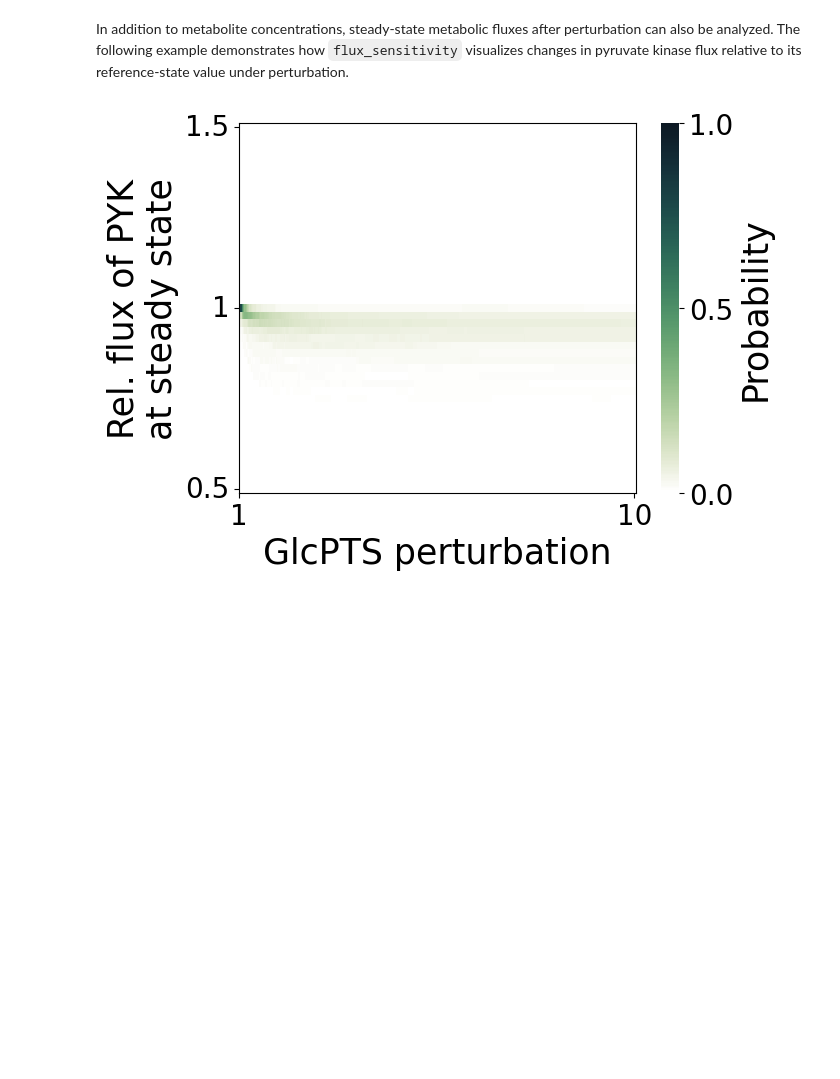
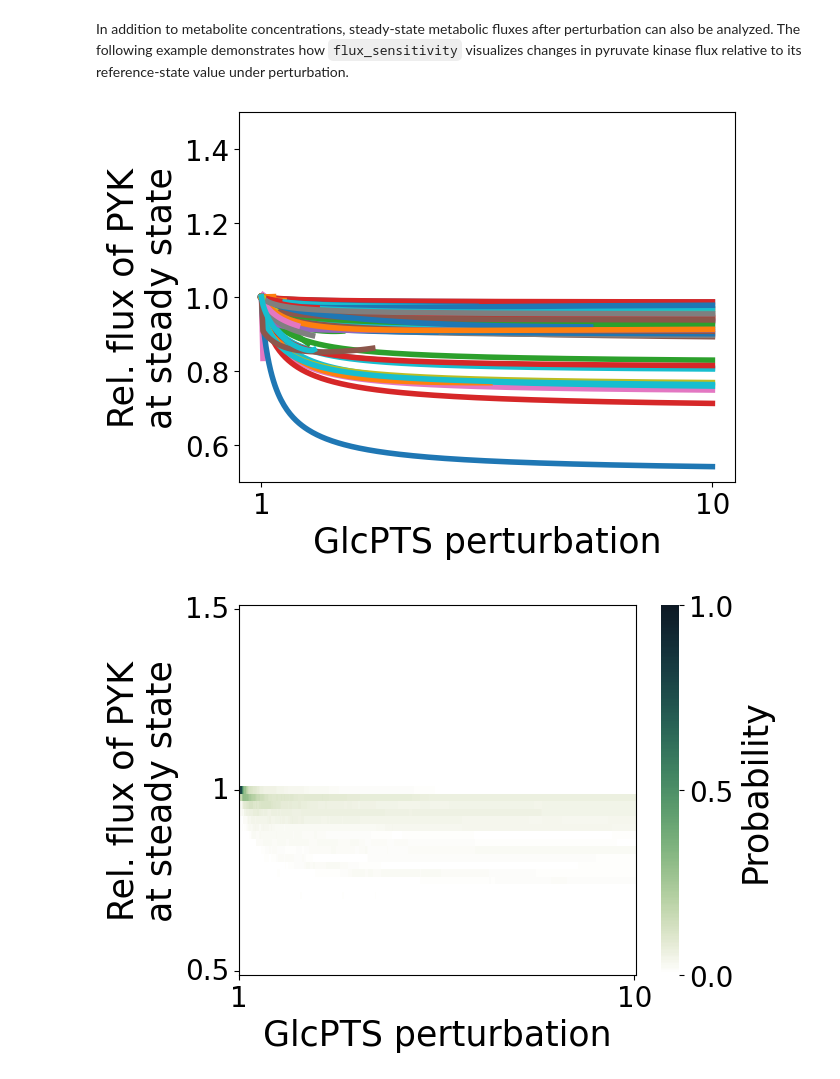
Before and after one commit to Chaowu88/robustnet, a Jupyter notebook: docs/source/evaluate_robustness.ipynb, the cells around one changed output. Saved outputs shown, nothing was run; the diff lists cells and outputs as text; code cells hidden in the pictures; blank space fills up the shorter version.

```diff
--- a/docs/source/evaluate_robustness.ipynb
+++ b/docs/source/evaluate_robustness.ipynb
@@ -184,6 +192,15 @@ rob_res.metabolite_distribution(
 [figure]
 # %% [markdown]
 In addition to metabolite concentrations, steady-state metabolic fluxes after perturbation can also be analyzed. The following example demonstrates how `flux_sensitivity` visualizes changes in pyruvate kinase flux relative to its reference-state value under perturbation.
+# %%
+rob_res.flux_sensitivity(
+    out_dir=None,
+    kind='sample',
+    reactions=['PYK'],
+    show_fig=True
+)
+# %% [output]
+[figure, added]
 # %%
 rob_res.flux_sensitivity(
     out_dir=None,
```
Also changed, not shown: parts of 8 cells of this notebook.
